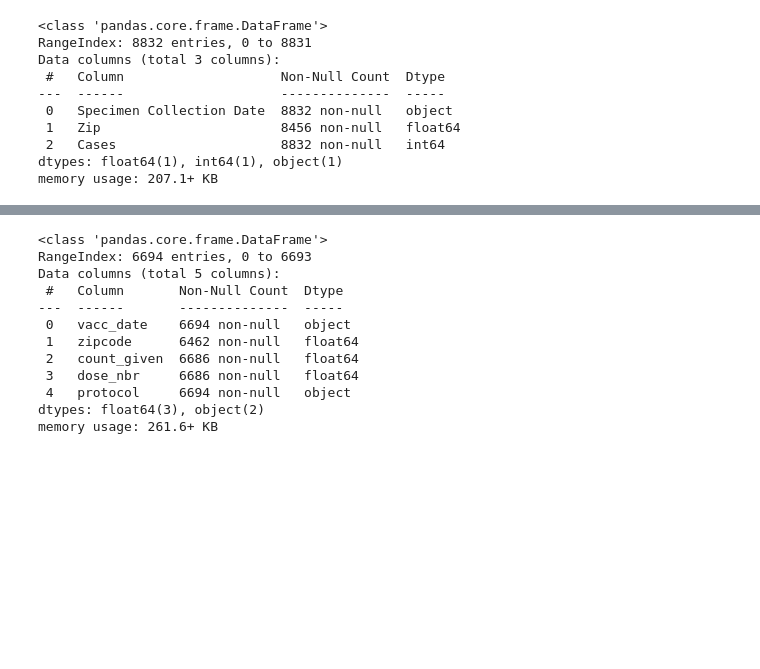
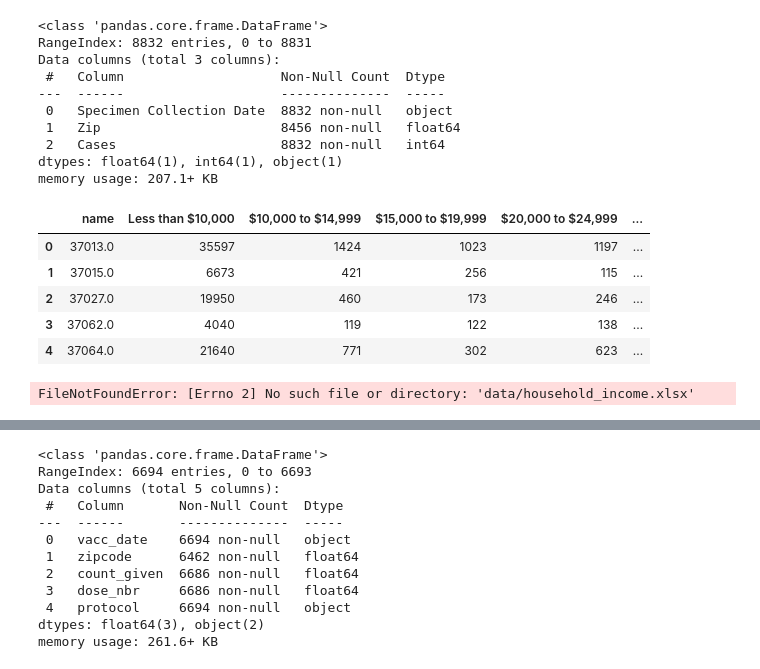
Before and after one commit to ryanhilber93/nash-covid-cases-vaccines-hot_chickens, a Jupyter notebook: data/COVID Vaccine Data.ipynb, the cells around one changed output, grey strips where cells are left out. Saved outputs shown, nothing was run; the diff lists cells and outputs as text; code cells hidden in the pictures; blank space fills up the shorter version.

```diff
--- a/data/COVID Vaccine Data.ipynb
+++ b/data/COVID Vaccine Data.ipynb
@@ -48,0 +71,20 @@ memory usage: 207.1+ KB
+# %%
+HH_Inc.head()
+# %% [output]
+|  | name | Less than $10,000 | $10,000 to $14,999 | $15,000 to $19,999 | $20,000 to $24,999 | ... |
+| 0 | 37013.0 | 35597 | 1424 | 1023 | 1197 | ... |
+| 1 | 37015.0 | 6673 | 421 | 256 | 115 | ... |
+| 2 | 37027.0 | 19950 | 460 | 173 | 246 | ... |
+| 3 | 37062.0 | 4040 | 119 | 122 | 138 | ... |
+| 4 | 37064.0 | 21640 | 771 | 302 | 623 | ... |
+# %%
+#Andrew's codes to extract those addtional files to be merged into the covid data
+
+income_data = pd.read_excel("data/household_income.xlsx", skiprows = 1, header=[0, 1], sheet_name = 0)
+income_data = income_data[income_data.columns.drop(list(income_data.filter(regex='Error')))]
+income_data.columns = income_data.columns.droplevel(1)
+income_clean = income_data.set_index('Unnamed: 0_level_0').T.reset_index().rename({"index": "zipcode"}, axis = 1)
+
+#T in the last code to mean Transpose
+# %% [output]
+FileNotFoundError: [Errno 2] No such file or directory: 'data/household_income.xlsx'
```
Also changed, not shown: parts of 5 cells of this notebook, 4 other files.
